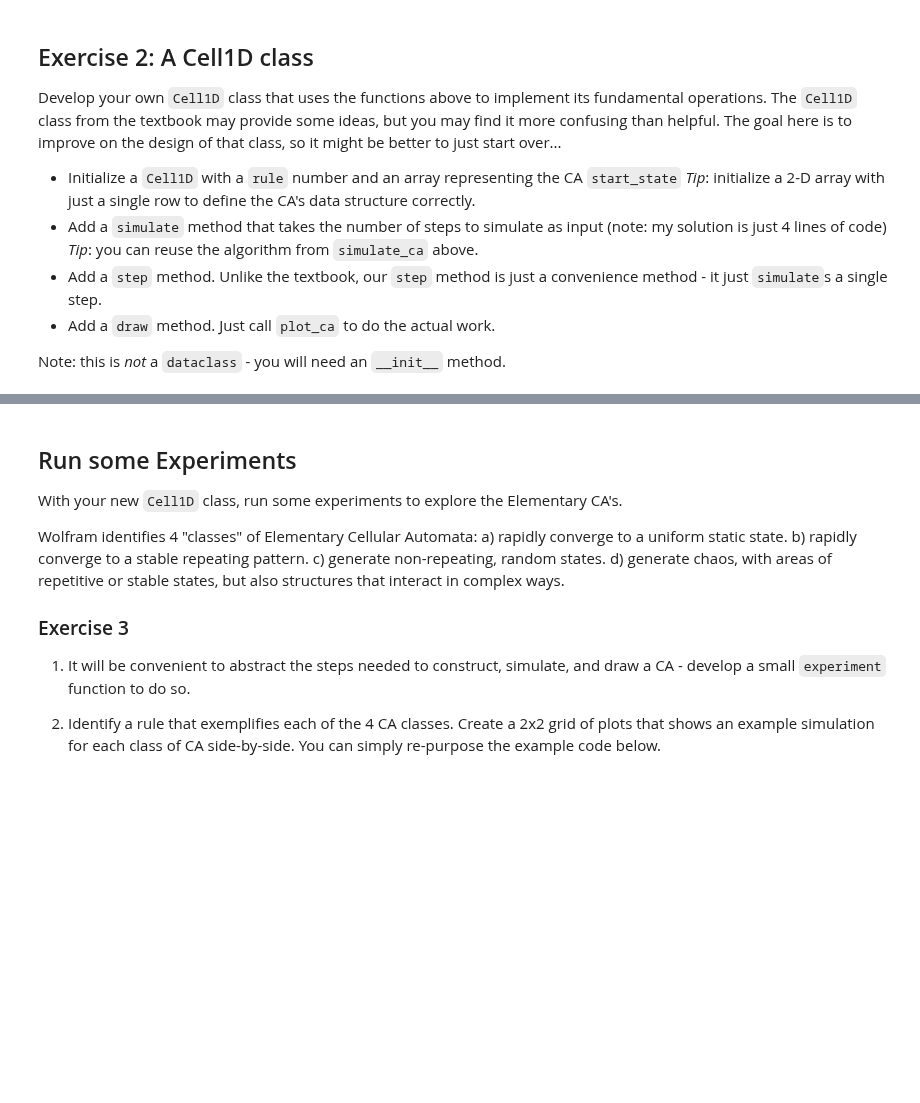
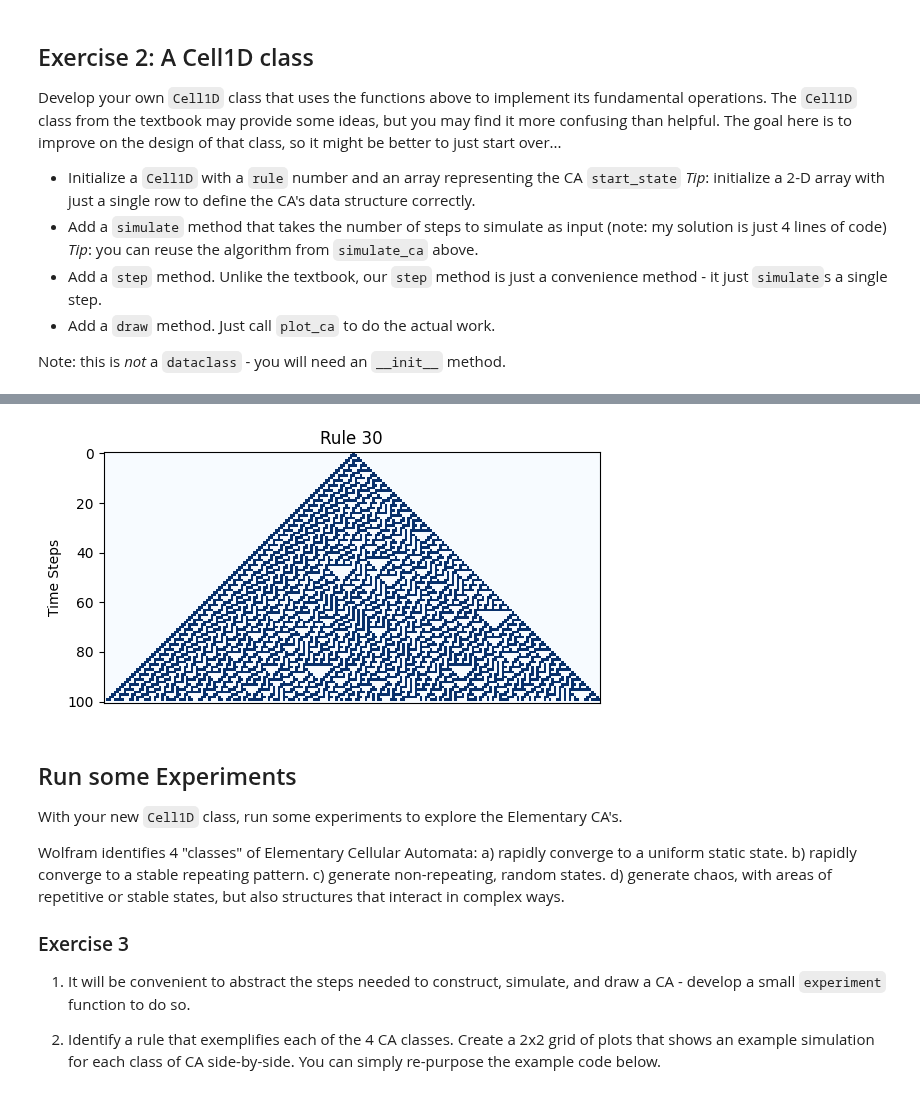
Before and after one commit to silentflame04/cap-comp215, a Jupyter notebook: labs/lab05-CA-1D.ipynb, the cells around one changed output, grey strips where cells are left out. Cells and saved outputs as stored; diff of their text form; code cells hidden in the pictures; blank space fills up the shorter version.

```diff
--- a/labs/lab05-CA-1D.ipynb
+++ b/labs/lab05-CA-1D.ipynb
@@ -146,11 +155,12 @@ Note: this is *not* a `dataclass` - you will need an `__init__` method.
 # Solution for Ex. 2 here...
 
 class Cell1D:
-    def __init__(self, rule, state, steps, cells):
+    def __init__(self, rule, state, cells, steps):
+        self.rule_num = rule
         self.rule = get_lookup_table(rule)
         self.state = state
+        self.cells = cells
         self.steps = steps
-        self.cells = cells
 
     def simulate(self):
         start_state = single_centre_array(self.cells)
@@ -163,4 +173,4 @@ class Cell1D:
         return transition(self.state, (self.rule))
 
     def draw(self):
-        plot_ca()
+        plot_ca(self.simulate(), title=f'Rule {self.rule_num}')
@@ -176,3 +177,8 @@ array([[0, 0, 0, ..., 0, 0, 0],
+# %%
+ca = Cell1D(30, single_centre_array(7), 100, 200)
+ca.draw()
+# %% [output]
+[figure, added]
 # %% [markdown]
 ## Run some Experiments
 With your new `Cell1D` class, run some experiments to explore the Elementary CA's.
```
Also changed, not shown: parts of 5 cells of this notebook.
